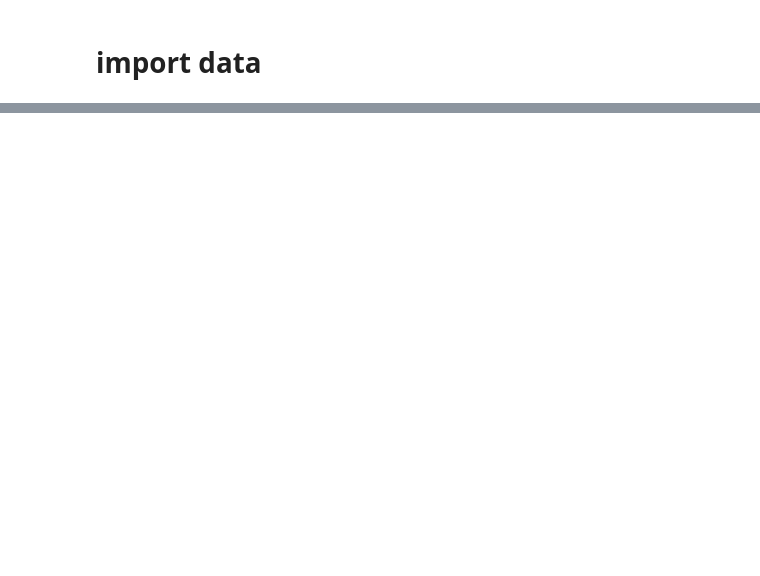
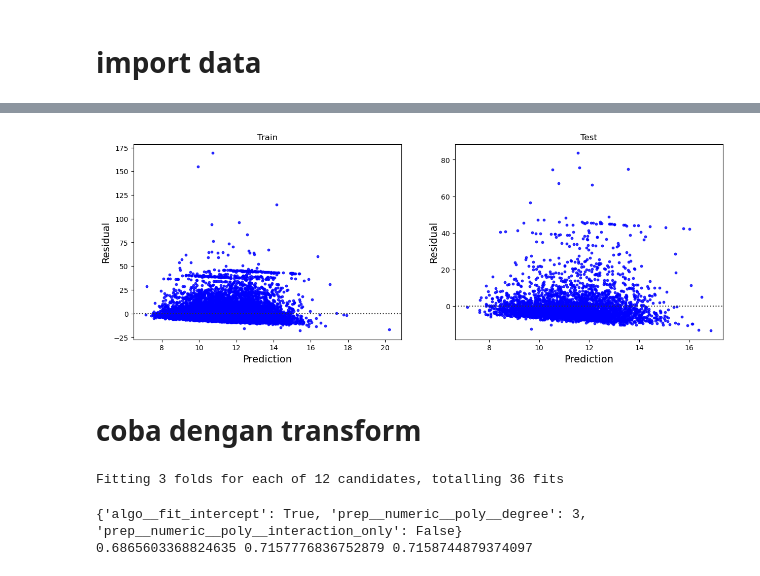
Before and after one commit to amongnikol/belajaraDataScienceJCOp, a Jupyter notebook: course3-regresi&klasifikasiLanjutan/part 6 - polynomial regression exercise.ipynb, the cells around one changed output, grey strips where cells are left out. Drawn from its saved outputs; the diff is of its cells as text; code cells hidden in the pictures; blank space fills up the shorter version.

```diff
--- a/course3-regresi&klasifikasiLanjutan/part 6 - polynomial regression exercise.ipynb
+++ b/course3-regresi&klasifikasiLanjutan/part 6 - polynomial regression exercise.ipynb
@@ -19,0 +112,27 @@ FileNotFoundError: [Errno 2] No such file or directory: 'data/taxi_fare.csv'
+# %%
+plot_residual(x_train, y_train, x_test, y_test, model)
+# %% [output]
+[figure, added]
+# %% [markdown]
+# coba dengan transform
+# %%
+preprocessor = ColumnTransformer([
+    ('numeric', num_pipe(poly=2, transform='yeo-johnson'), ['passenger_count', 'year', 'distance']),
+    ('categoric', cat_pipe(encoder='onehot'), ['month', 'day', 'hour'])
+])
+
+pipeline = Pipeline([
+    ('prep', preprocessor),
+    ('algo', LinearRegression())
+])
+
+# cv = cross validation
+model = GridSearchCV(pipeline, gsp.linreg_poly_params, cv=3, n_jobs=-1, verbose=1)
+model.fit(x_train, y_train)
+
+print(model.best_params_)
+print(model.score(x_train, y_train), model.best_score_, model.score(x_test, y_test))
+# %% [output]
+Fitting 3 folds for each of 12 candidates, totalling 36 fits
+{'algo__fit_intercept': True, 'prep__numeric__poly__degree': 3, 'prep__numeric__poly__interaction_only': False}
+0.6865603368824635 0.7157776836752879 0.7158744879374097
```
Also changed, not shown: parts of 18 cells of this notebook.
